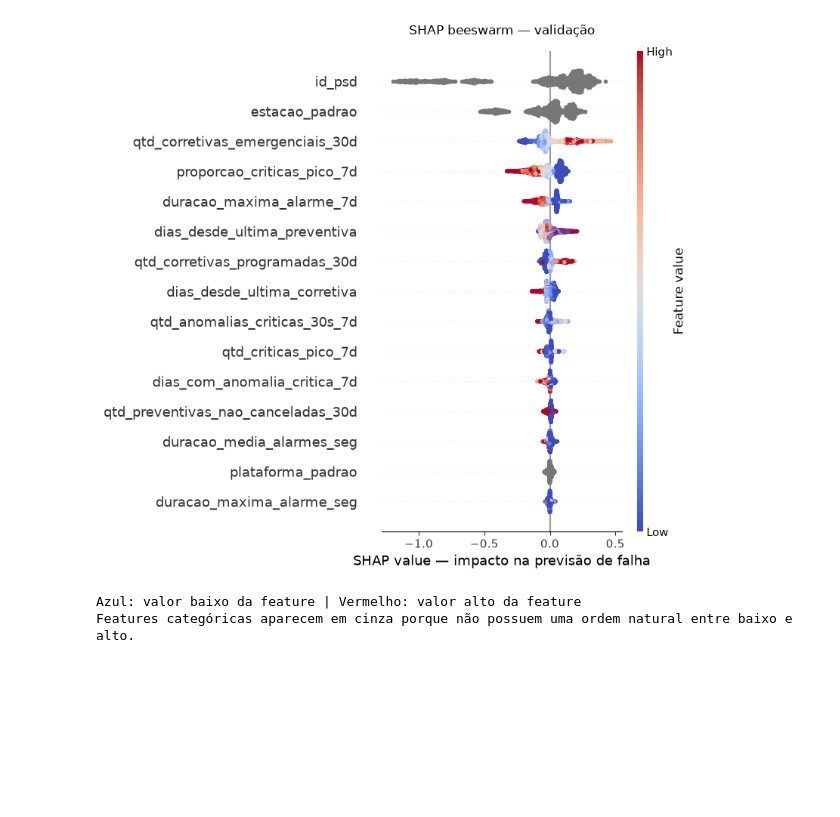
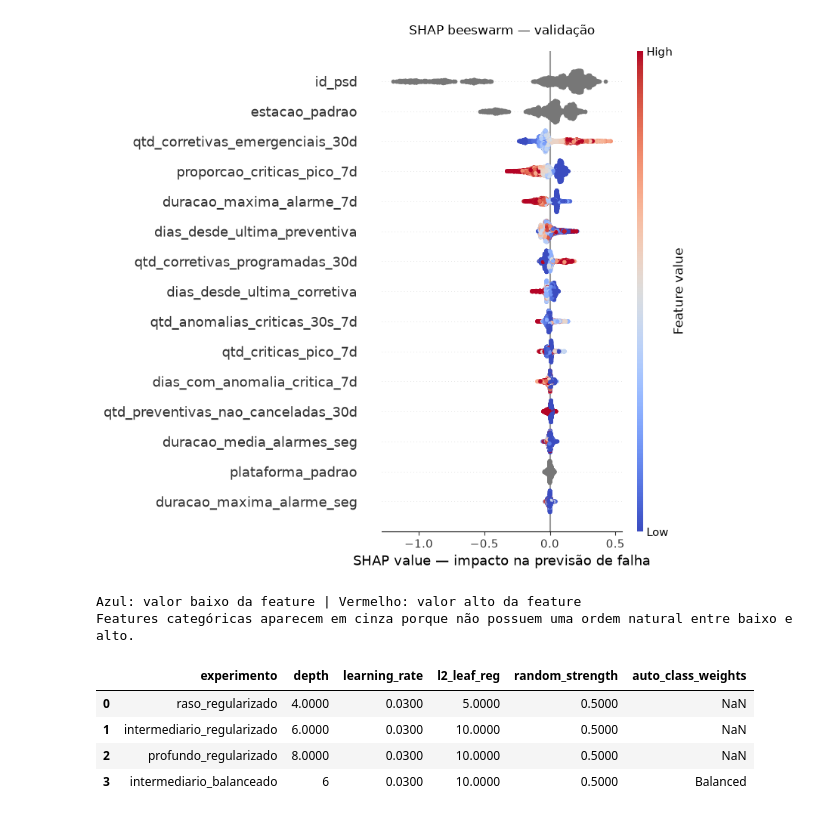
Before and after one commit to joaocardosodias/Lumem, a Jupyter notebook: src/modelo-07/03_treinamento_cat.ipynb, the cells around one changed output. Saved outputs shown, nothing was run; the diff lists cells and outputs as text; code cells hidden in the pictures; blank space fills up the shorter version.

```diff
--- a/src/modelo-07/03_treinamento_cat.ipynb
+++ b/src/modelo-07/03_treinamento_cat.ipynb
@@ -433,3 +433,44 @@ print("Features categóricas aparecem em cinza porque não possuem uma ordem nat
 [figure]
 Azul: valor baixo da feature | Vermelho: valor alto da feature
 Features categóricas aparecem em cinza porque não possuem uma ordem natural entre baixo e alto.
+# %%
+experimentos_parametros = {
+    "raso_regularizado": {
+        "depth": 4,
+        "learning_rate": 0.03,
+        "l2_leaf_reg": 5.0,
+        "random_strength": 0.5,
+    },
+    "intermediario_regularizado": {
+        "depth": 6,
+        "learning_rate": 0.03,
+        "l2_leaf_reg": 10.0,
+        "random_strength": 0.5,
+    },
+    "profundo_regularizado": {
+        "depth": 8,
+        "learning_rate": 0.03,
+        "l2_leaf_reg": 10.0,
+        "random_strength": 0.5,
+    },
+    "intermediario_balanceado": {
+        "depth": 6,
+        "learning_rate": 0.03,
+        "l2_leaf_reg": 10.0,
+        "random_strength": 0.5,
+        "auto_class_weights": "Balanced",
+    },
+}
+
+display(
+    pd.DataFrame(experimentos_parametros)
+    .T
+    .rename_axis("experimento")
+    .reset_index()
+)
+# %% [output]
+|  | experimento | depth | learning_rate | l2_leaf_reg | random_strength | auto_class_weights |
+| 0 | raso_regularizado | 4.0000 | 0.0300 | 5.0000 | 0.5000 | NaN |
+| 1 | intermediario_regularizado | 6.0000 | 0.0300 | 10.0000 | 0.5000 | NaN |
+| 2 | profundo_regularizado | 8.0000 | 0.0300 | 10.0000 | 0.5000 | NaN |
+| 3 | intermediario_balanceado | 6 | 0.0300 | 10.0000 | 0.5000 | Balanced |
```
Also changed, not shown: parts of 1 cell of this notebook.
